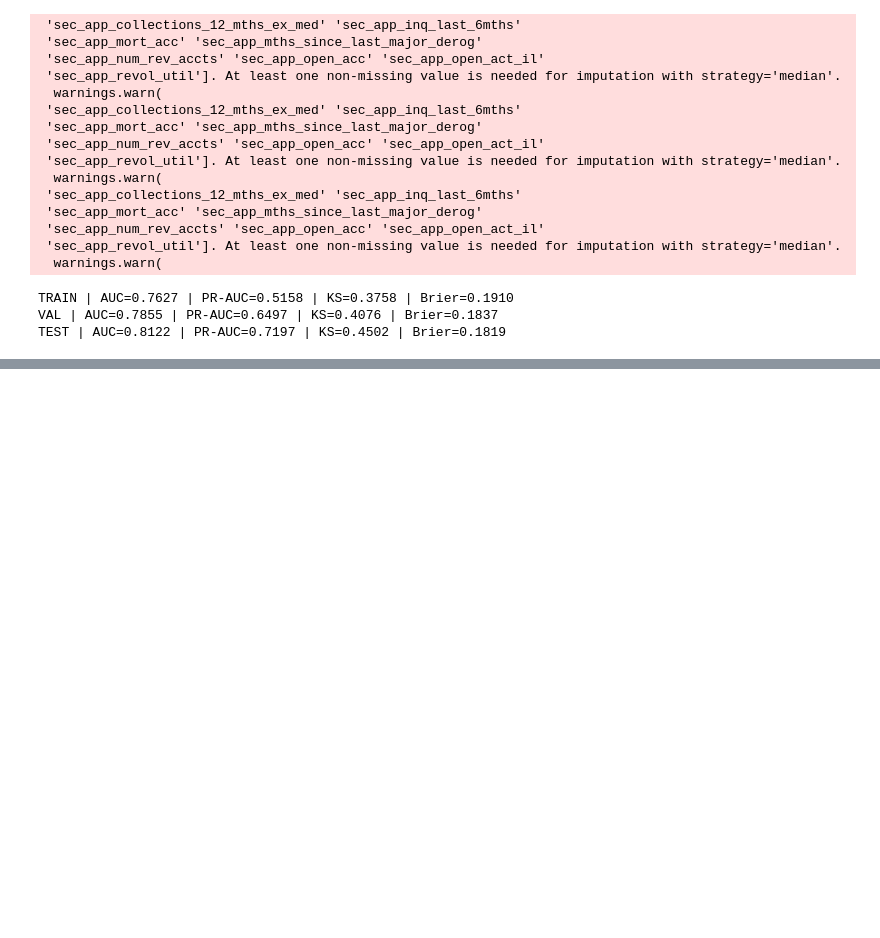
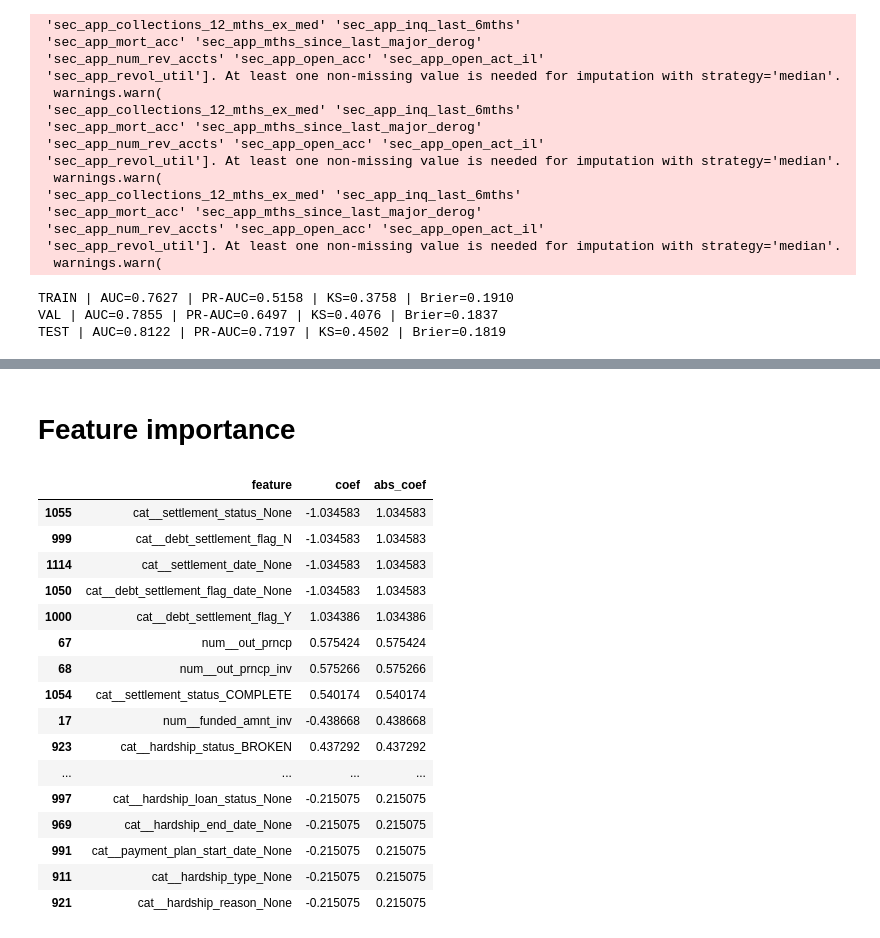
Before and after one commit to rltruter/Credit-Risk-Baseline, a Jupyter notebook: 03_logistic_baseline.ipynb, the cells around one changed output, grey strips where cells are left out. Drawn from its saved outputs; the diff is of its cells as text; code cells hidden in the pictures; blank space fills up the shorter version.

```diff
--- a/03_logistic_baseline.ipynb
+++ b/03_logistic_baseline.ipynb
@@ -209,0 +270,32 @@ TEST | AUC=0.8122 | PR-AUC=0.7197 | KS=0.4502 | Brier=0.1819
+# %% [markdown]
+# Feature importance
+# %%
+# Get feature names out of ColumnTransformer
+pre = best_model.named_steps["preprocess"]
+model = best_model.named_steps["model"]
+
+# Get feature names directly from the fitted ColumnTransformer
+feature_names = pre.get_feature_names_out()
+coefs = model.coef_.ravel()
+
+coef_df = pd.DataFrame({"feature": feature_names, "coef": coefs})
+coef_df["abs_coef"] = coef_df["coef"].abs()
+coef_df.sort_values("abs_coef", ascending=False).head(30)
+# %% [output]
+|  | feature | coef | abs_coef |
+| 1055 | cat__settlement_status_None | -1.034583 | 1.034583 |
+| 999 | cat__debt_settlement_flag_N | -1.034583 | 1.034583 |
+| 1114 | cat__settlement_date_None | -1.034583 | 1.034583 |
+| 1050 | cat__debt_settlement_flag_date_None | -1.034583 | 1.034583 |
+| 1000 | cat__debt_settlement_flag_Y | 1.034386 | 1.034386 |
+| 67 | num__out_prncp | 0.575424 | 0.575424 |
+| 68 | num__out_prncp_inv | 0.575266 | 0.575266 |
+| 1054 | cat__settlement_status_COMPLETE | 0.540174 | 0.540174 |
+| 17 | num__funded_amnt_inv | -0.438668 | 0.438668 |
+| 923 | cat__hardship_status_BROKEN | 0.437292 | 0.437292 |
+| ... | ... | ... | ... |
+| 997 | cat__hardship_loan_status_None | -0.215075 | 0.215075 |
+| 969 | cat__hardship_end_date_None | -0.215075 | 0.215075 |
+| 991 | cat__payment_plan_start_date_None | -0.215075 | 0.215075 |
+| 911 | cat__hardship_type_None | -0.215075 | 0.215075 |
+| 921 | cat__hardship_reason_None | -0.215075 | 0.215075 |
```
Also changed, not shown: parts of 10 cells of this notebook.
